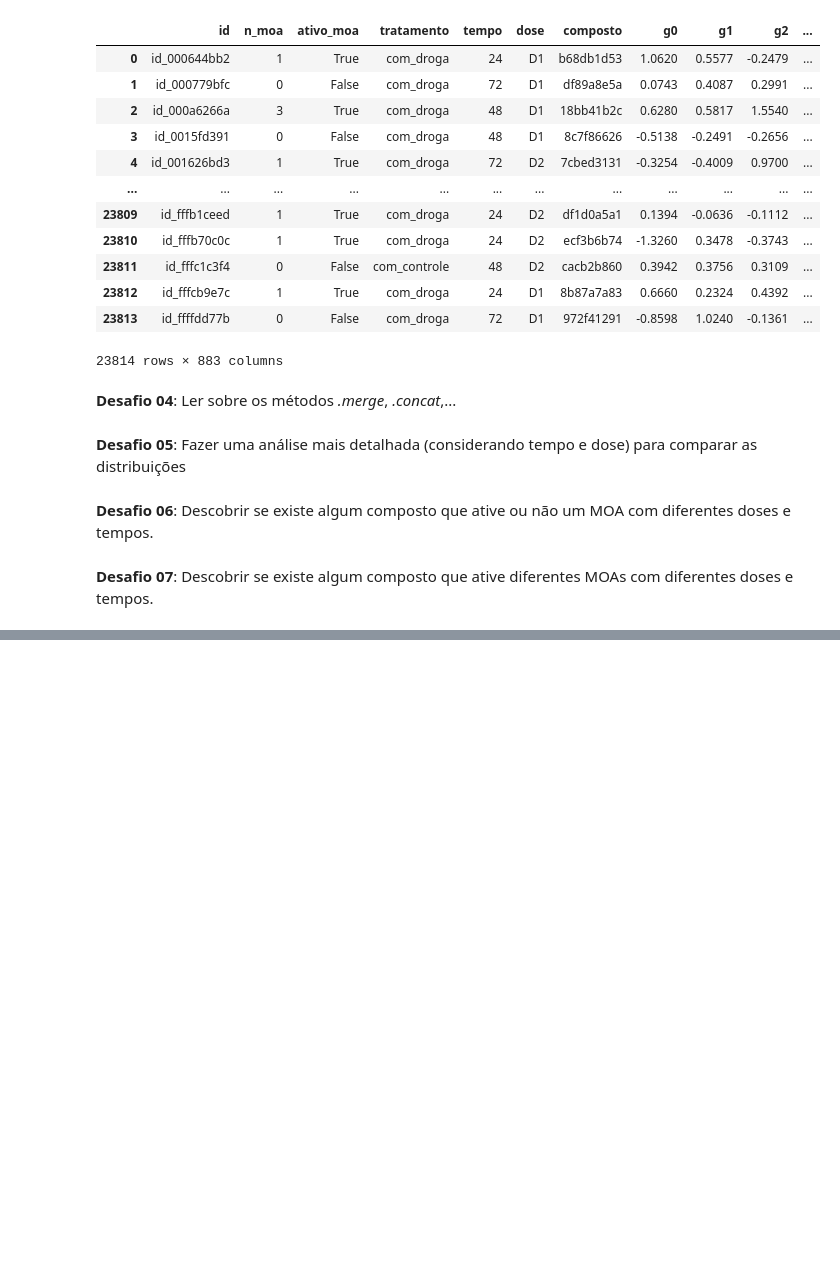
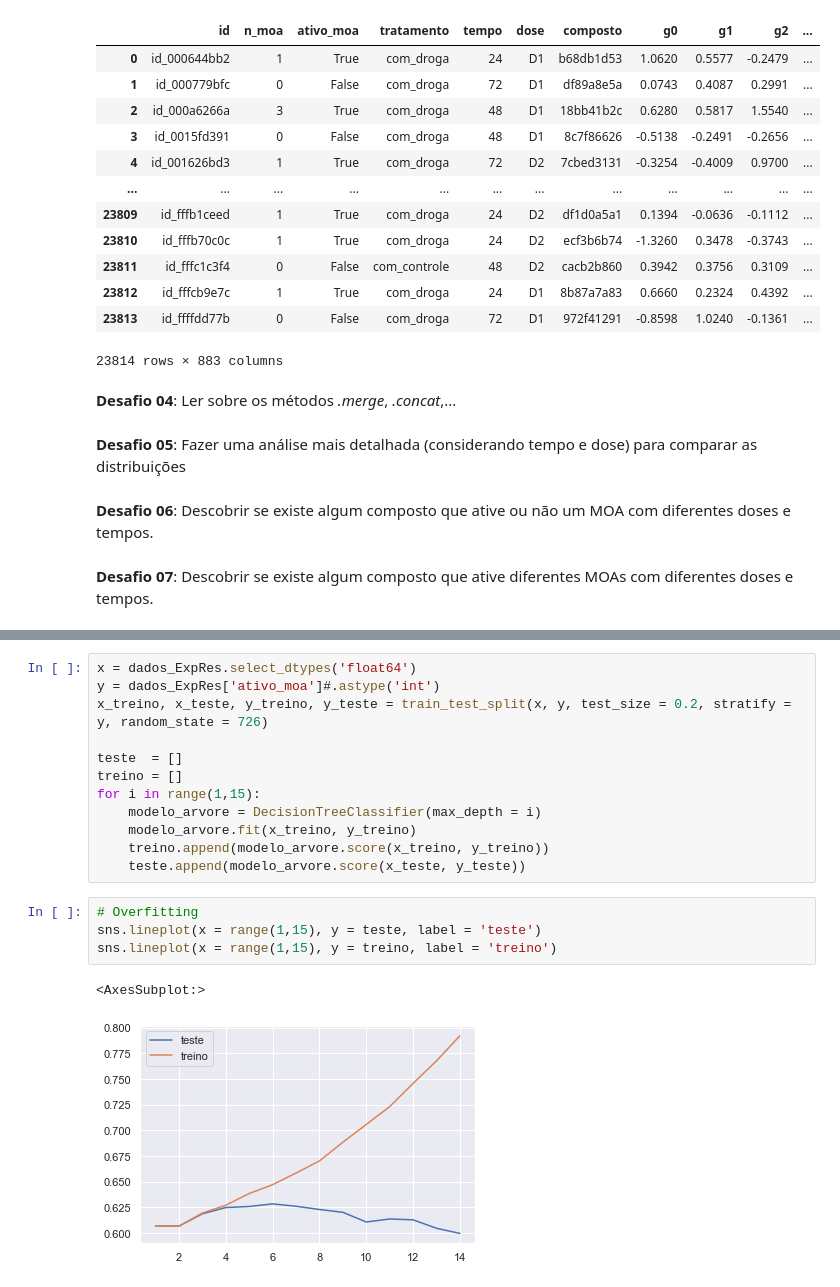
Before and after one commit to Francisco-1307/Alura-ImersaoDados2021, a Jupyter notebook: Notebook_Imersão2021.ipynb, the cells around one changed output, grey strips where cells are left out. Saved outputs shown, nothing was run; the diff lists cells and outputs as text; blank space fills up the shorter version.

```diff
--- a/Notebook_Imersão2021.ipynb
+++ b/Notebook_Imersão2021.ipynb
@@ -1072,0 +1191,19 @@ dados_ExpRes
+# %%
+x = dados_ExpRes.select_dtypes('float64')
+y = dados_ExpRes['ativo_moa']#.astype('int')
+x_treino, x_teste, y_treino, y_teste = train_test_split(x, y, test_size = 0.2, stratify = y, random_state = 726)
+
+teste  = []
+treino = []
+for i in range(1,15):
+    modelo_arvore = DecisionTreeClassifier(max_depth = i)
+    modelo_arvore.fit(x_treino, y_treino)
+    treino.append(modelo_arvore.score(x_treino, y_treino))
+    teste.append(modelo_arvore.score(x_teste, y_teste))
+# %%
+# Overfitting
+sns.lineplot(x = range(1,15), y = teste, label = 'teste')
+sns.lineplot(x = range(1,15), y = treino, label = 'treino')
+# %% [output]
+<AxesSubplot:>
+[figure, added]
```
Also changed, not shown: parts of 20 cells of this notebook.
